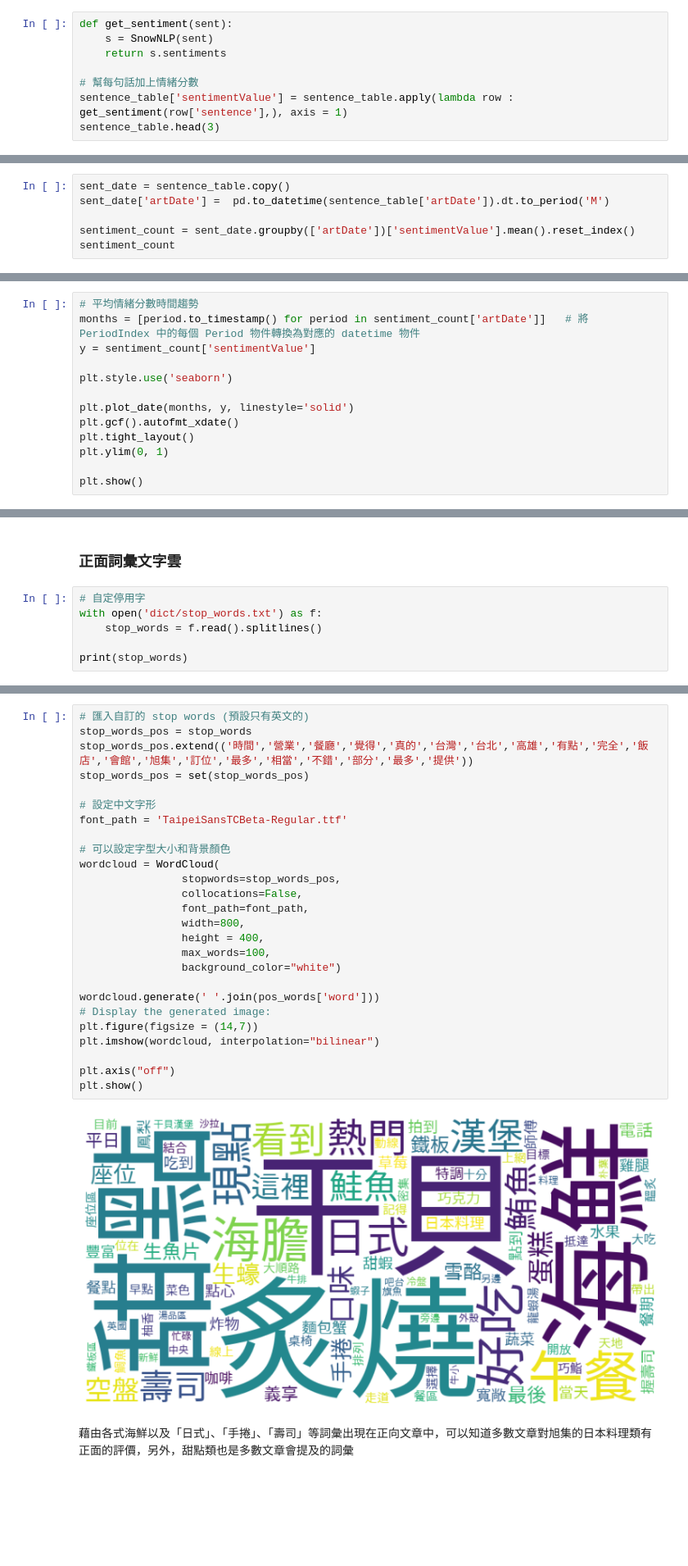
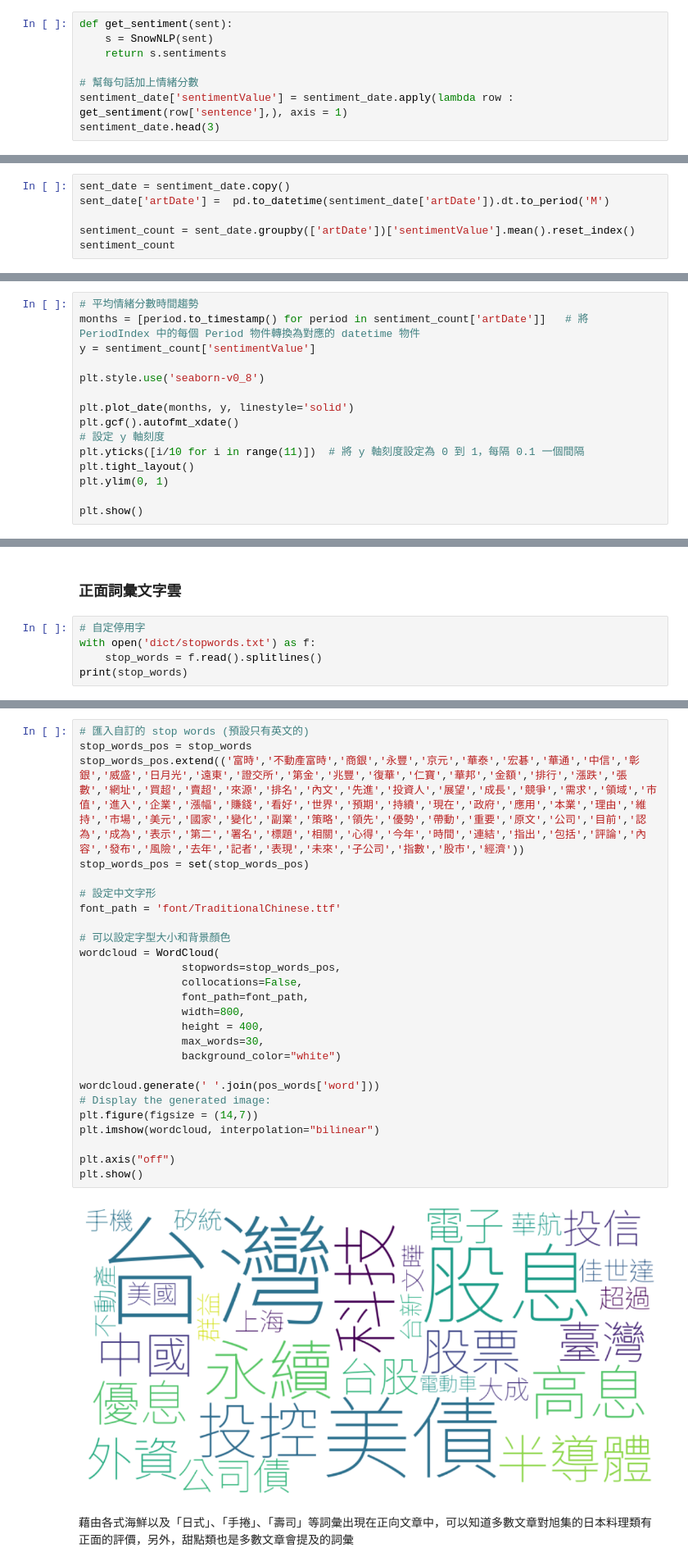
Before and after one commit to whats2000/NatureLanguageAnalyze, a Jupyter notebook: SentimentStock2.ipynb, the cells around one changed output, grey strips where cells are left out. Shown: that part at 82% size. Cells and saved outputs as stored; diff of their text form; blank space fills up the shorter version.

```diff
--- a/SentimentStock2.ipynb
+++ b/SentimentStock2.ipynb
@@ -712,6 +737,6 @@ def get_sentiment(sent):
     return s.sentiments
 
 # 幫每句話加上情緒分數
-sentence_table['sentimentValue'] = sentence_table.apply(lambda row : get_sentiment(row['sentence'],), axis = 1)
-sentence_table.head(3)
+sentiment_date['sentimentValue'] = sentiment_date.apply(lambda row : get_sentiment(row['sentence'],), axis = 1)
+sentiment_date.head(3)
 # %% [output]
@@ -742,8 +767,8 @@ boxplot
 # %% [markdown]
 將每個月的情緒分數取平均，並轉換時間格式為年月
 # %%
-sent_date = sentence_table.copy()
-sent_date['artDate'] =  pd.to_datetime(sentence_table['artDate']).dt.to_period('M')
+sent_date = sentiment_date.copy()
+sent_date['artDate'] =  pd.to_datetime(sentiment_date['artDate']).dt.to_period('M')
 
 sentiment_count = sent_date.groupby(['artDate'])['sentimentValue'].mean().reset_index()
 sentiment_count
@@ -767,10 +792,12 @@ sentiment_count
 months = [period.to_timestamp() for period in sentiment_count['artDate']]   # 將 PeriodIndex 中的每個 Period 物件轉換為對應的 datetime 物件
 y = sentiment_count['sentimentValue']
 
-plt.style.use('seaborn')
+plt.style.use('seaborn-v0_8')
 
 plt.plot_date(months, y, linestyle='solid')
 plt.gcf().autofmt_xdate()
+# 設定 y 軸刻度
+plt.yticks([i/10 for i in range(11)])  # 將 y 軸刻度設定為 0 到 1，每隔 0.1 一個間隔
 plt.tight_layout()
 plt.ylim(0, 1)
 
@@ -810,8 +841,7 @@ pos_words = pos_words[pos_words.apply(lambda x: len(x['word'])>1, axis=1)]
 ### 正面詞彙文字雲
 # %%
 # 自定停用字
-with open('dict/stop_words.txt') as f:
+with open('dict/stopwords.txt') as f:
     stop_words = f.read().splitlines()
-
 print(stop_words)
 # %% [output]
@@ -819,30 +849,30 @@ print(stop_words)
 # %%
 # 匯入自訂的 stop words (預設只有英文的)
 stop_words_pos = stop_words
-stop_words_pos.extend(('時間','營業','餐廳','覺得','真的','台灣','台北','高雄','有點','完全','飯店','會館','旭集','訂位','最多','相當','不錯','部分','最多','提供'))
+stop_words_pos.extend(('富時','不動產富時','商銀','永豐','京元','華泰','宏碁','華通','中信','彰銀','威盛','日月光','遠東','證交所','第金','兆豐','復華','仁寶','華邦','金額','排行','漲跌','張數','網址','買超','賣超','來源','排名','內文','先進','投資人','展望','成長','競爭','需求','領域','市值','進入','企業','漲幅','賺錢','看好','世界','預期','持續','現在','政府','應用','本業','理由','維持','市場','美元','國家','變化','副業','策略','領先','優勢','帶動','重要','原文','公司','目前','認為','成為','表示','第二','署名','標題','相關','心得','今年','時間','連結','指出','包括','評論','內容','發布','風險','去年','記者','表現','未來','子公司','指數','股市','經濟'))
 stop_words_pos = set(stop_words_pos)
 
 # 設定中文字形
-font_path = 'TaipeiSansTCBeta-Regular.ttf'
+font_path = 'font/TraditionalChinese.ttf'
 
 # 可以設定字型大小和背景顏色
 wordcloud = WordCloud(
                 stopwords=stop_words_pos,
                 collocations=False,
                 font_path=font_path,
                 width=800,
                 height = 400,
-                max_words=100,
+                max_words=30,
                 background_color="white")
 
 wordcloud.generate(' '.join(pos_words['word']))
 # Display the generated image:
 plt.figure(figsize = (14,7))
 plt.imshow(wordcloud, interpolation="bilinear")
 
 plt.axis("off")
 plt.show()
 # %% [output]
-[figure, old version]
+[figure, new version]
 # %% [markdown]
 藉由各式海鮮以及「日式」、「手捲」、「壽司」等詞彙出現在正向文章中，可以知道多數文章對旭集的日本料理類有正面的評價，另外，甜點類也是多數文章會提及的詞彙
```
Also changed, not shown: parts of 52 cells of this notebook, 20 other files.
